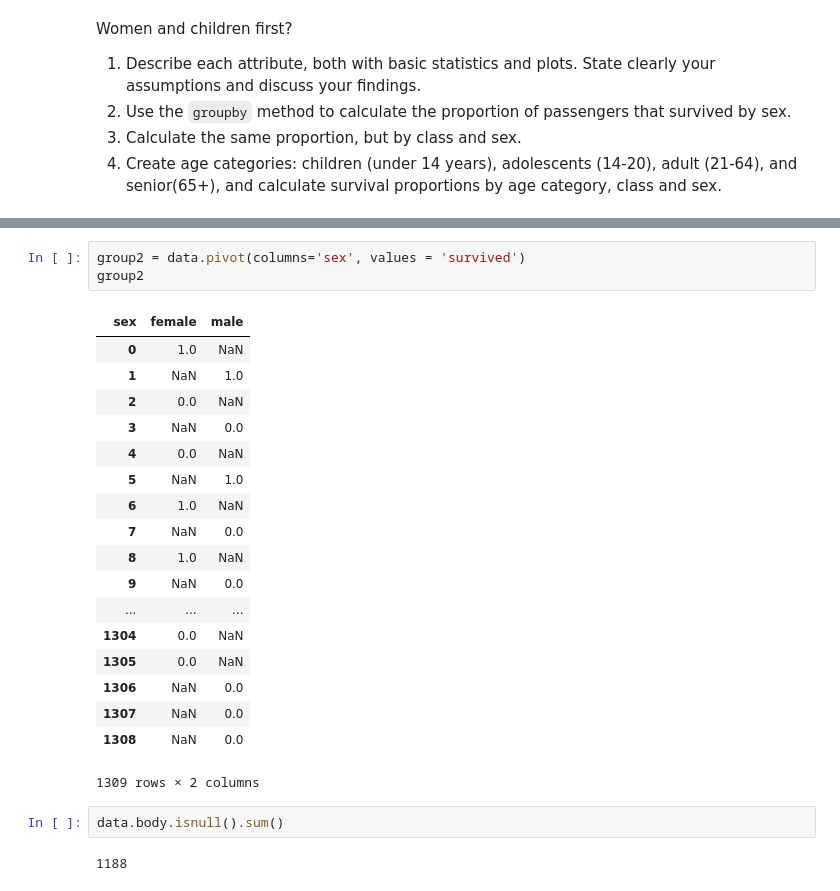
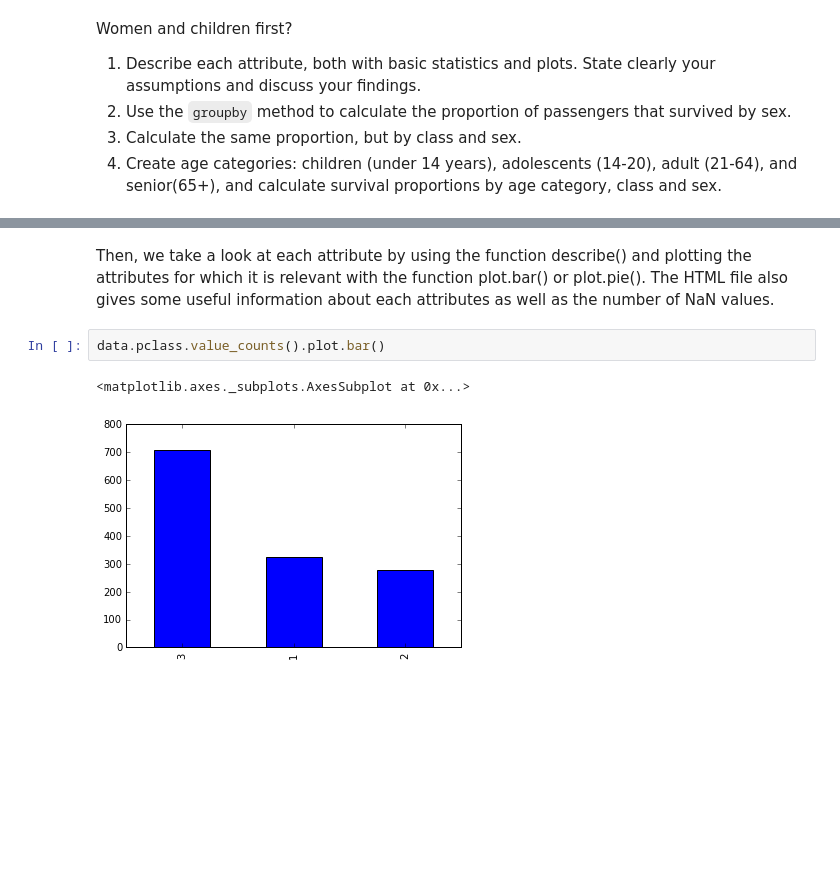
Before and after one commit to sylb/adaHomeworks, a Jupyter notebook: 01 - Pandas and Data Wrangling/Homework 1.ipynb, the cells around one changed output, grey strips where cells are left out. Drawn from its saved outputs; the diff is of its cells as text; blank space fills up the shorter version.

```diff
--- a/01 - Pandas and Data Wrangling/Homework 1.ipynb
+++ b/01 - Pandas and Data Wrangling/Homework 1.ipynb
@@ -297,26 +261,7 @@ group.apply(lambda x: 100*x/float(x.sum()))[['name']]
-# %%
-group2 = data.pivot(columns='sex', values = 'survived')
-group2
-# %% [output]
-| sex | female | male |
-| 0 | 1.0 | NaN |
-| 1 | NaN | 1.0 |
-| 2 | 0.0 | NaN |
-| 3 | NaN | 0.0 |
-| 4 | 0.0 | NaN |
-| 5 | NaN | 1.0 |
-| 6 | 1.0 | NaN |
-| 7 | NaN | 0.0 |
-| 8 | 1.0 | NaN |
-| 9 | NaN | 0.0 |
-| ... | ... | ... |
-| 1304 | 0.0 | NaN |
-| 1305 | 0.0 | NaN |
-| 1306 | NaN | 0.0 |
-| 1307 | NaN | 0.0 |
-| 1308 | NaN | 0.0 |
-1309 rows × 2 columns
-# %%
-data.body.isnull().sum()
-# %% [output]
-1188
+# %% [markdown]
+Then, we take a look at each attribute by using the function describe() and plotting the attributes for which it is relevant with the function plot.bar() or plot.pie(). The HTML file also gives some useful information about each attributes as well as the number of NaN values.
+# %%
+data.pclass.value_counts().plot.bar()
+# %% [output]
+<matplotlib.axes._subplots.AxesSubplot at 0x...>
+[figure, added]
```
Also changed, not shown: parts of 48 cells of this notebook.
